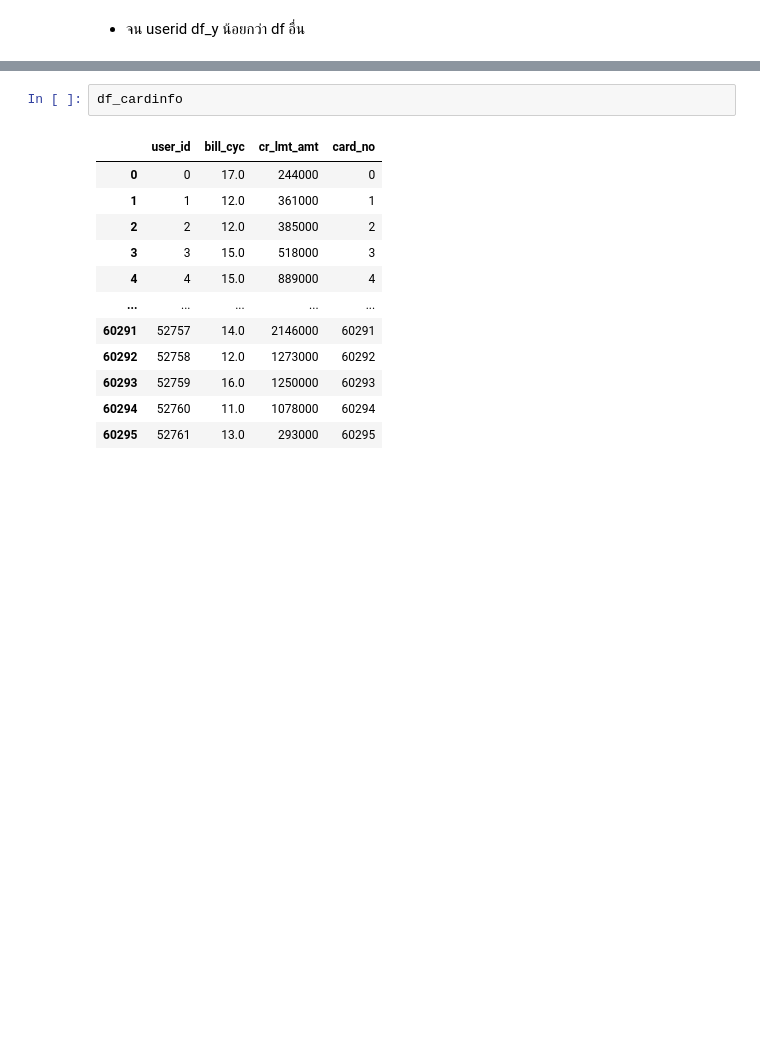
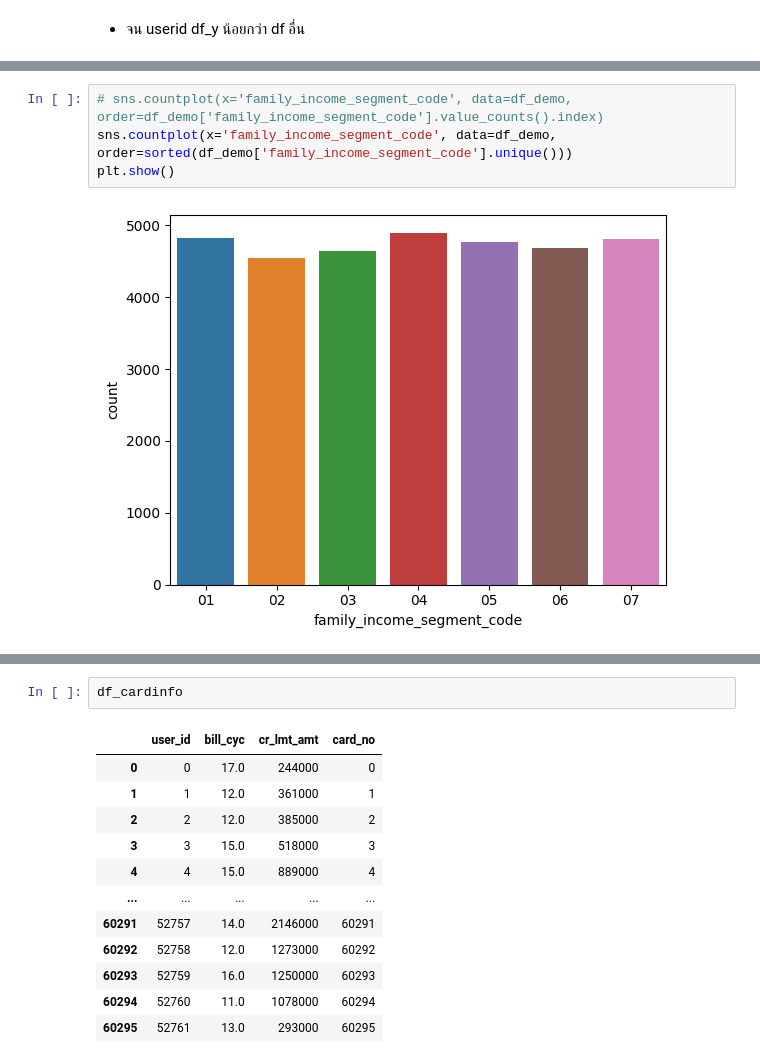
Before and after one commit to terjirapat/CreditCardChurning, a Jupyter notebook: main.ipynb, the cells around one changed output, grey strips where cells are left out. Drawn from its saved outputs; the diff is of its cells as text; blank space fills up the shorter version.

```diff
--- a/main.ipynb
+++ b/main.ipynb
@@ -146,0 +177,6 @@ df_demo
+# %%
+# sns.countplot(x='family_income_segment_code', data=df_demo, order=df_demo['family_income_segment_code'].value_counts().index)
+sns.countplot(x='family_income_segment_code', data=df_demo, order=sorted(df_demo['family_income_segment_code'].unique()))
+plt.show()
+# %% [output]
+[figure, added]
```
Also changed, not shown: parts of 20 cells of this notebook.
